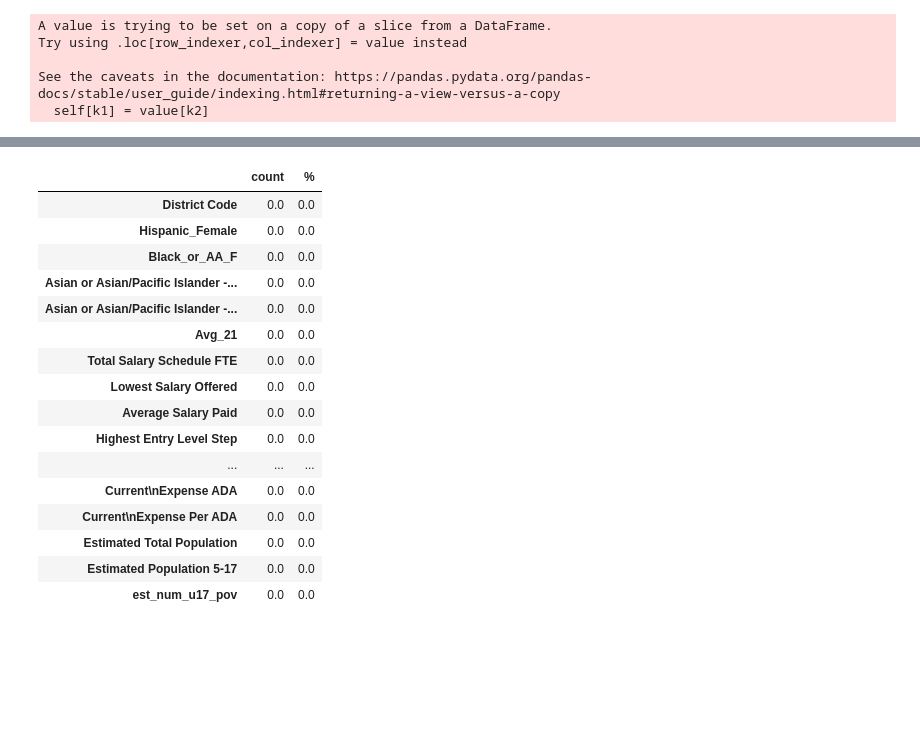
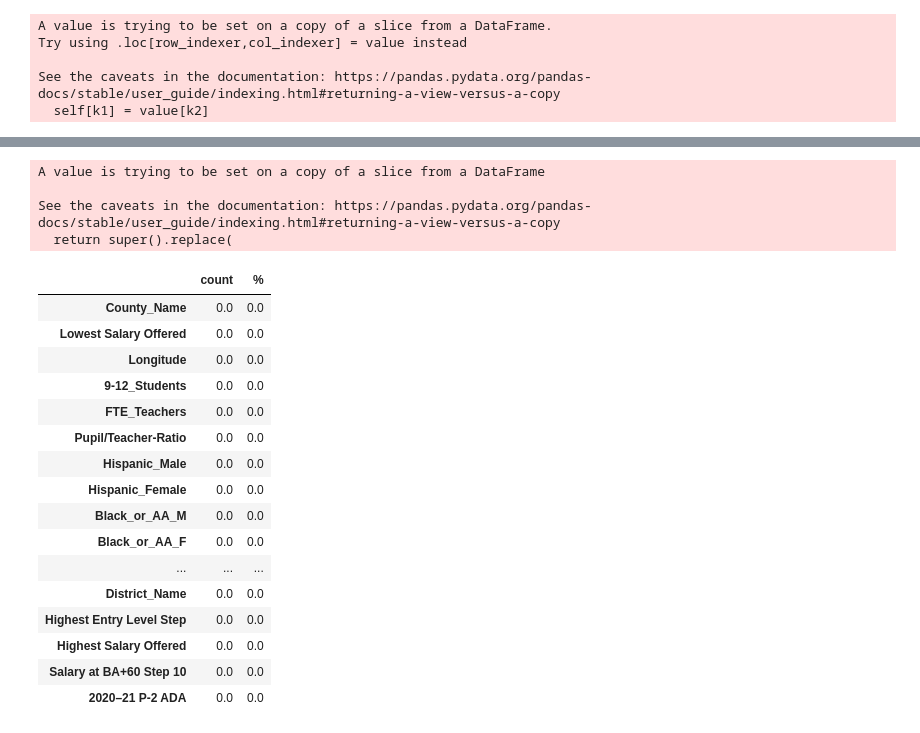
Before and after one commit to misterrustia/California_Testing_Analysis, a Jupyter notebook: notebooks/exploratory_data_analysis/Feature_selection_VIF.ipynb, the cells around one changed output, grey strips where cells are left out. Saved outputs shown, nothing was run; the diff lists cells and outputs as text; code cells hidden in the pictures; blank space fills up the shorter version.

```diff
--- a/notebooks/exploratory_data_analysis/Feature_selection_VIF.ipynb
+++ b/notebooks/exploratory_data_analysis/Feature_selection_VIF.ipynb
@@ -214 +288,26 @@ Index(['County Code', 'District Code', 'School Code', 'Student Group ID',
+# %%
+numeric = ['Mean Scale Score',
+    'Total Tested at Reporting Level',
+       'Total Tested with Scores at Reporting Level',
+               'Students Enrolled', 'Students Tested',
+       'Percentage Standard Exceeded', 'Percentage Standard Met',
+       'Percentage Standard Met and Above', 'Percentage Standard Nearly Met',
+       'Percentage Standard Not Met', 'Students with Scores',
+       'Enrollment', 'Free_Meal_count', 'Percent_Eligible',
+       'FRPM_Count', 'Percent_Eligible_FRPM',
+       'Free_Meal_Count', 'Percent_Eligible_Free',
+         'Latitude', 'Longitude',
+       '9-12_Students',
+       'FTE_Teachers', 'Pupil/Teacher-Ratio', 'Hispanic_Male',
+       'Hispanic_Female', 'Black_or_AA_M', 'Black_or_AA_F',
+       'Asian or Asian/Pacific Islander - male [Public School] 2020-21',
+       'Asian or Asian/Pacific Islander - female [Public School] 2020-21',
+                'Avg_21',
+        'Total Salary Schedule FTE', 'Lowest Salary Offered',
+       'Average Salary Paid', 'Highest Entry Level Step',
+       'Highest Salary Offered', 'Salary at BA+60 Step 10', '2020–21 P‑2 ADA',
+       '% Salary Change Over 2019–20', 'EDP 365', 'Current\nExpense ADA',
+       'Current\nExpense Per ADA', 'Estimated Total Population',
+       'Estimated Population 5-17', 'est_num_u17_pov', 'Grocery_3mile',
+       'Grocery_dist']
 # %%
@@ -362,9 +390,9 @@ cols = check.columns
 # %%
-
+cols = model_df[numeric].columns.values
 for i in cols:
-    check[i] = check[i].fillna(check.groupby(['District Code'])[i].transform('mean'))
+    model_df[i] = model_df[i].fillna(model_df.groupby(['District_Name'])[i].transform('mean'))
 for i in cols:
-    check[i] = check[i].fillna(check.groupby(['County Code'])[i].transform('mean'))
+    model_df[i] = model_df[i].fillna(model_df.groupby(['County_Name'])[i].transform('mean'))
 # %% [output]
 A value is trying to be set on a copy of a slice from a DataFrame.
 Try using .loc[row_indexer,col_indexer] = value instead
@@ -403,4 +431,7 @@ m.head(20)
 # %%
-check = check.dropna(how='any',axis=0)
-check
+## the all name blanks were probably the county averages
+
+print(model_df.shape)
+model_df = model_df.dropna(how='any',axis=0)
+model_df.shape
 # %% [output]
@@ -453,26 +440,31 @@ c.describe()
 # %%
-check.replace([np.inf, -np.inf], np.nan, inplace=True)
+model_df.replace([np.inf, -np.inf], np.nan, inplace=True)
+# %% [output]
+A value is trying to be set on a copy of a slice from a DataFrame
+
+See the caveats in the documentation: https://pandas.pydata.org/pandas-docs/stable/user_guide/indexing.html#returning-a-view-versus-a-copy
+  return super().replace(
 # %%
-m = pd.DataFrame([check.isnull().sum(),100*check.isnull().mean()])
+m = pd.DataFrame([model_df.isnull().sum(),100*model_df.isnull().mean()])
 m = m.T
 m.columns=['count', '%']
 m = m.sort_values(by='count',ascending=False)
 m.head(20)
 # %% [output]
 |  | count | % |
-| District Code | 0.0 | 0.0 |
+| County_Name | 0.0 | 0.0 |
+| Lowest Salary Offered | 0.0 | 0.0 |
+| Longitude | 0.0 | 0.0 |
+| 9-12_Students | 0.0 | 0.0 |
+| FTE_Teachers | 0.0 | 0.0 |
+| Pupil/Teacher-Ratio | 0.0 | 0.0 |
+| Hispanic_Male | 0.0 | 0.0 |
 | Hispanic_Female | 0.0 | 0.0 |
+| Black_or_AA_M | 0.0 | 0.0 |
 | Black_or_AA_F | 0.0 | 0.0 |
-| Asian or Asian/Pacific Islander -... | 0.0 | 0.0 |
-| Asian or Asian/Pacific Islander -... | 0.0 | 0.0 |
-| Avg_21 | 0.0 | 0.0 |
-| Total Salary Schedule FTE | 0.0 | 0.0 |
-| Lowest Salary Offered | 0.0 | 0.0 |
-| Average Salary Paid | 0.0 | 0.0 |
+| ... | ... | ... |
+| District_Name | 0.0 | 0.0 |
 | Highest Entry Level Step | 0.0 | 0.0 |
-| ... | ... | ... |
-| Current\nExpense ADA | 0.0 | 0.0 |
-| Current\nExpense Per ADA | 0.0 | 0.0 |
-| Estimated Total Population | 0.0 | 0.0 |
-| Estimated Population 5-17 | 0.0 | 0.0 |
-| est_num_u17_pov | 0.0 | 0.0 |
+| Highest Salary Offered | 0.0 | 0.0 |
+| Salary at BA+60 Step 10 | 0.0 | 0.0 |
+| 2020–21 P‑2 ADA | 0.0 | 0.0 |
```
Also changed, not shown: parts of 64 cells of this notebook, 1 other file.
